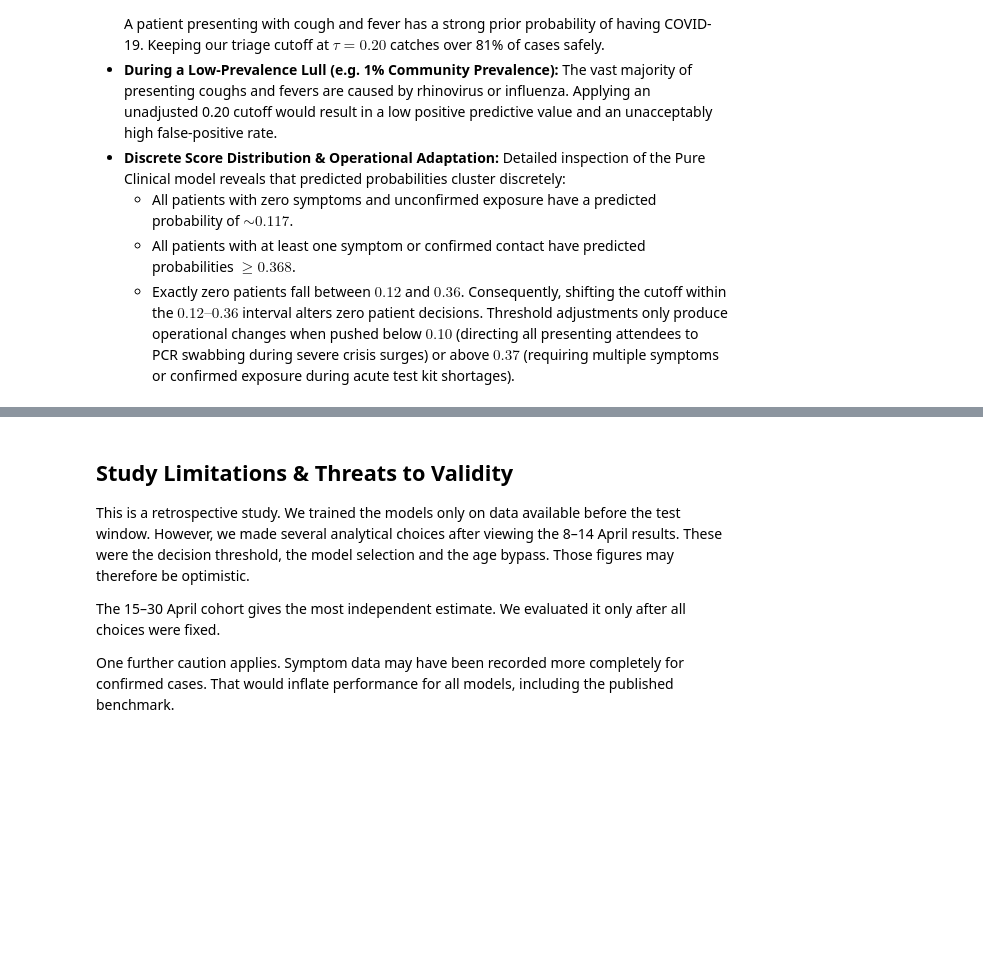
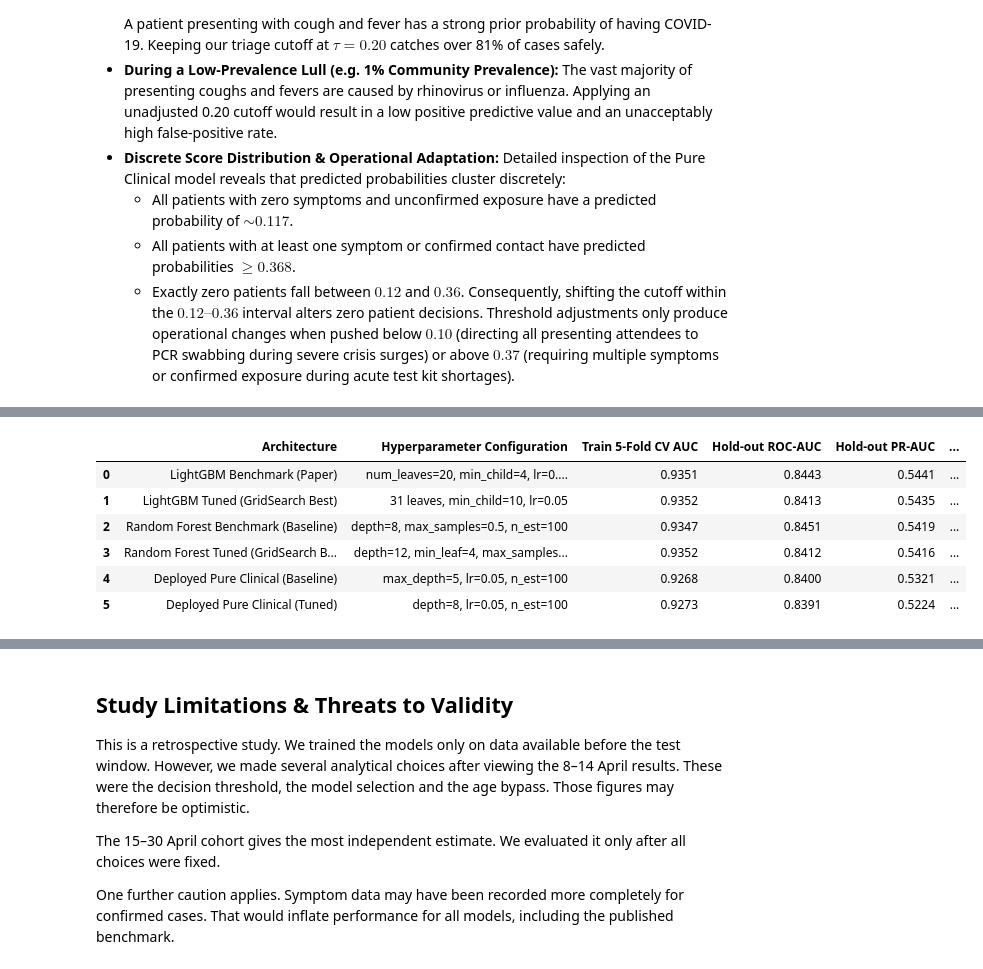
Before and after one commit to Llander22/Data-Science-Portfolio, a Jupyter notebook: CS_L7_M10_Hackathon/M10-02-02 covid19_hackathon.ipynb, the cells around one changed output, grey strips where cells are left out. Drawn from its saved outputs; the diff is of its cells as text; code cells hidden in the pictures; blank space fills up the shorter version.

```diff
--- a/CS_L7_M10_Hackathon/M10-02-02 covid19_hackathon.ipynb
+++ b/CS_L7_M10_Hackathon/M10-02-02 covid19_hackathon.ipynb
@@ -1597,0 +1924,11 @@ As community infection rates shift across pandemic waves, **Bayes' rule** dictat
+# %%
+# Systematic 5-Fold Grid Search Verification Scorecard across Model Architectures
+grid_audit_summary
+# %% [output]
+|  | Architecture | Hyperparameter Configuration | Train 5-Fold CV AUC | Hold-out ROC-AUC | Hold-out PR-AUC | ... |
+| 0 | LightGBM Benchmark (Paper) | num_leaves=20, min_child=4, lr=0.... | 0.9351 | 0.8443 | 0.5441 | ... |
+| 1 | LightGBM Tuned (GridSearch Best) | 31 leaves, min_child=10, lr=0.05 | 0.9352 | 0.8413 | 0.5435 | ... |
+| 2 | Random Forest Benchmark (Baseline) | depth=8, max_samples=0.5, n_est=100 | 0.9347 | 0.8451 | 0.5419 | ... |
+| 3 | Random Forest Tuned (GridSearch B... | depth=12, min_leaf=4, max_samples... | 0.9352 | 0.8412 | 0.5416 | ... |
+| 4 | Deployed Pure Clinical (Baseline) | max_depth=5, lr=0.05, n_est=100 | 0.9268 | 0.8400 | 0.5321 | ... |
+| 5 | Deployed Pure Clinical (Tuned) | depth=8, lr=0.05, n_est=100 | 0.9273 | 0.8391 | 0.5224 | ... |
```
Also changed, not shown: parts of 4 cells of this notebook, 1 other file.
